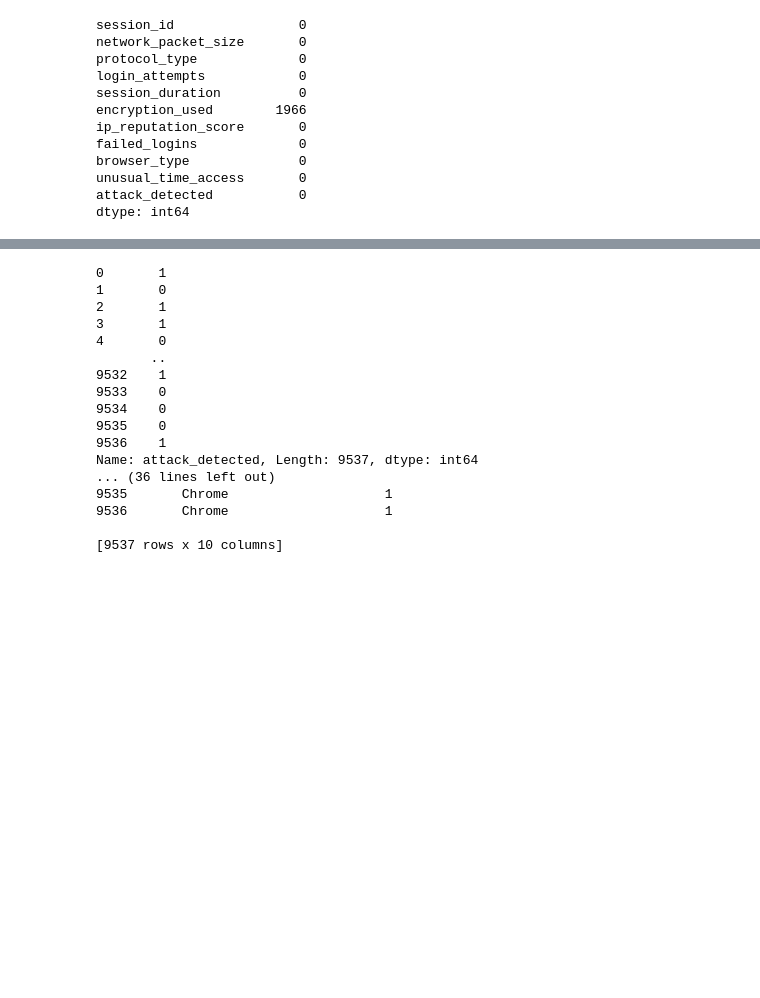
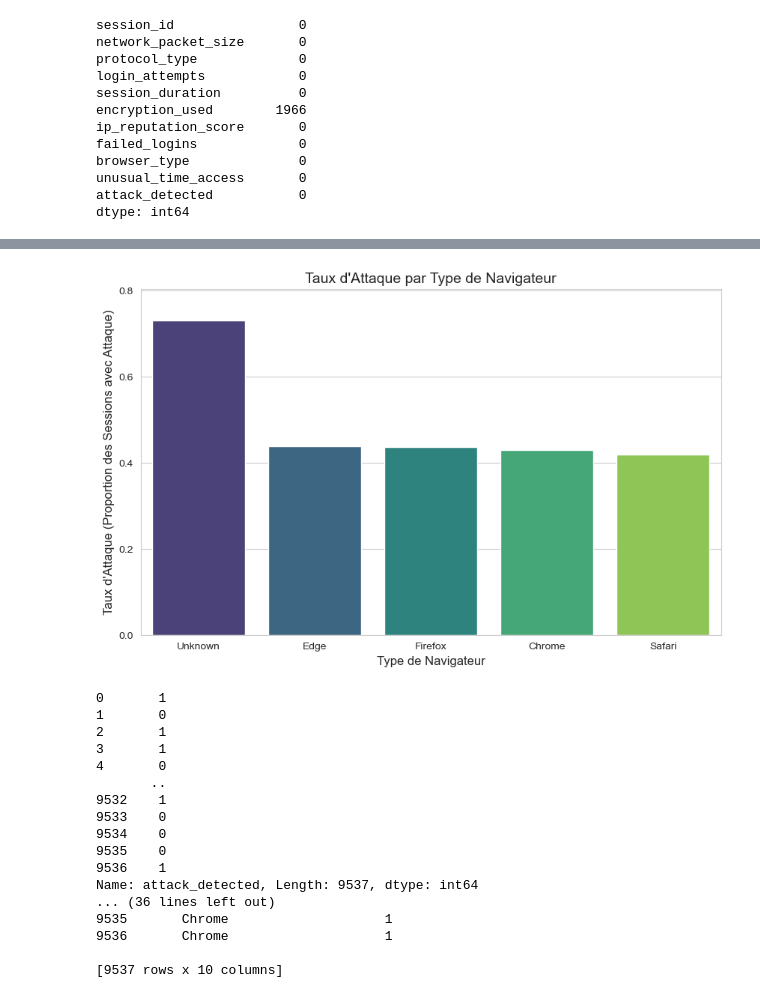
Before and after one commit to mangoshaker/Cybersecurity-Intrusion-Detection, a Jupyter notebook: CybersecurityIntrusionDetection.ipynb, the cells around one changed output, grey strips where cells are left out. Saved outputs shown, nothing was run; the diff lists cells and outputs as text; code cells hidden in the pictures; blank space fills up the shorter version.

```diff
--- a/CybersecurityIntrusionDetection.ipynb
+++ b/CybersecurityIntrusionDetection.ipynb
@@ -38,3 +77,31 @@ dtype: int64
+# %%
+attack_rate_by_browser = intrusion_data.groupby('browser_type')['attack_detected'].mean().reset_index()
+attack_rate_by_browser.columns = ['browser_type', 'attack_rate']
+
+# Trier les résultats pour une meilleure visualisation
+attack_rate_by_browser = attack_rate_by_browser.sort_values(by='attack_rate', ascending=False)
+
+# 2. Configurer et créer la figure
+sns.set_style("whitegrid")
+plt.figure(figsize=(10, 6))
+
+# 3. Créer le Diagramme à Barres
+sns.barplot(
+    x='browser_type',
+    y='attack_rate',
+    data=attack_rate_by_browser,
+    palette='viridis'
+)
+
+# 4. Ajouter les titres et étiquettes
+plt.title("Taux d'Attaque par Type de Navigateur", fontsize=14)
+plt.xlabel("Type de Navigateur", fontsize=12)
+plt.ylabel("Taux d'Attaque (Proportion des Sessions avec Attaque)", fontsize=12)
+plt.yticks([0.0, 0.2, 0.4, 0.6, 0.8, 1.0]) # Définir des marques d'axe claires
+plt.ylim(0, attack_rate_by_browser['attack_rate'].max() * 1.1) # Ajuster la limite y
+plt.show()
+# %% [output]
+[figure, added]
 # %%
 """target = intrusion_data['attack_detected']
 X = intrusion_data.drop('attack_detected',axis=1)
```
Also changed, not shown: parts of 3 cells of this notebook.
